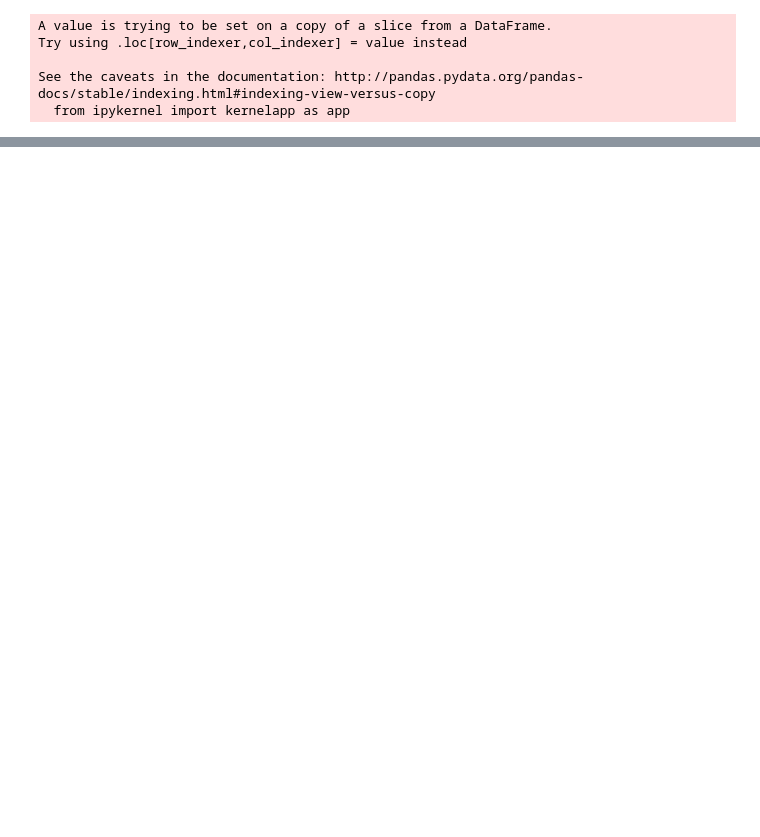
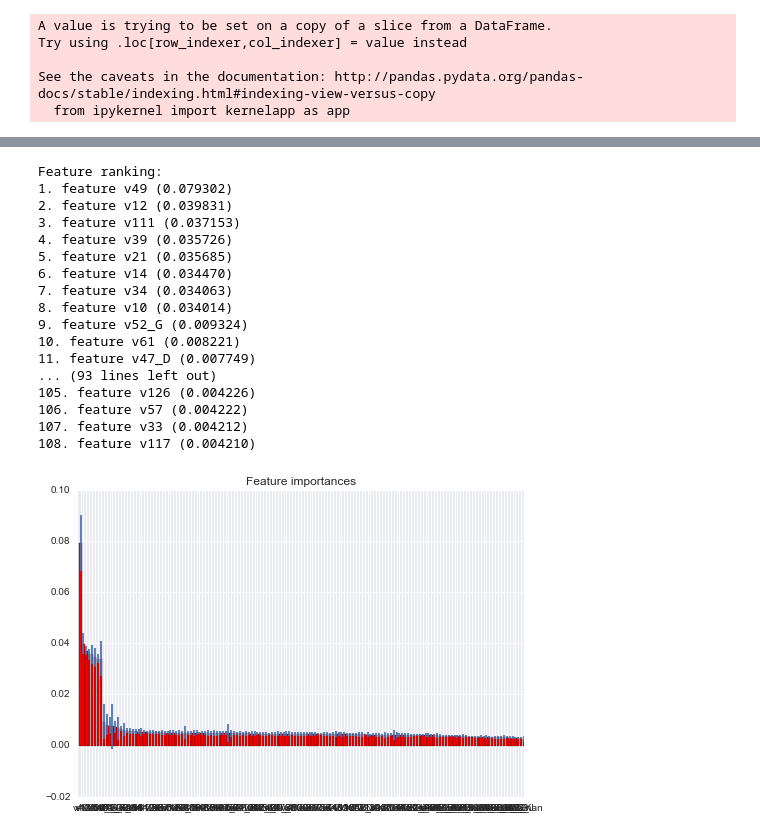
Before and after one commit to davidwilkinson/kaggle_hackathon_march2016, a Jupyter notebook: dmw_modelv1.ipynb, the cells around one changed output, grey strips where cells are left out. Drawn from its saved outputs; the diff is of its cells as text; code cells hidden in the pictures; blank space fills up the shorter version.

Commit message:
Toying with feature importances

```diff
--- a/dmw_modelv1.ipynb
+++ b/dmw_modelv1.ipynb
@@ -130,0 +117,41 @@ TEST SET:
+# %%
+importances = clf.feature_importances_
+std = np.std([tree.feature_importances_ for tree in clf.estimators_],
+             axis=0)
+indices = np.argsort(importances)[::-1]
+cols = X_df_train.columns.values
+# Print the feature ranking
+print("Feature ranking:")
+
+for f in range(X.shape[1]):
+    print("%d. feature %s (%f)" % (f + 1, cols[indices[f]], importances[indices[f]]))
+
+# Plot the feature importances of the forest
+plt.figure()
+plt.title("Feature importances")
+
+lim = -1
+plt.bar(range(X_train.shape[1])[:lim], importances[indices][:lim],
+       color="r", yerr=std[indices][:lim], align="center")
+plt.xticks(range(X_train.shape[1])[:lim], np.array(cols)[indices[:lim]])
+plt.xlim([-1, max(np.arange(X_train.shape[1])[:lim])])
+plt.show()
+# %% [output]
+Feature ranking:
+1. feature v49 (0.079302)
+2. feature v12 (0.039831)
+3. feature v111 (0.037153)
+4. feature v39 (0.035726)
+5. feature v21 (0.035685)
+6. feature v14 (0.034470)
+7. feature v34 (0.034063)
+8. feature v10 (0.034014)
+9. feature v52_G (0.009324)
+10. feature v61 (0.008221)
+11. feature v47_D (0.007749)
+... (93 lines left out)
+105. feature v126 (0.004226)
+106. feature v57 (0.004222)
+107. feature v33 (0.004212)
+108. feature v117 (0.004210)
+[figure, added]
```
Also changed, not shown: parts of 8 cells of this notebook.
